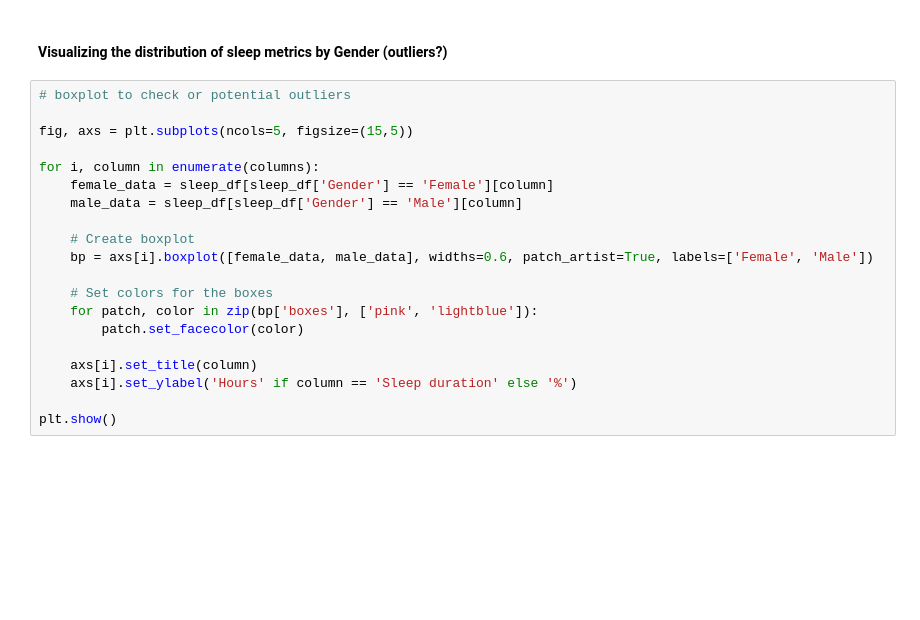
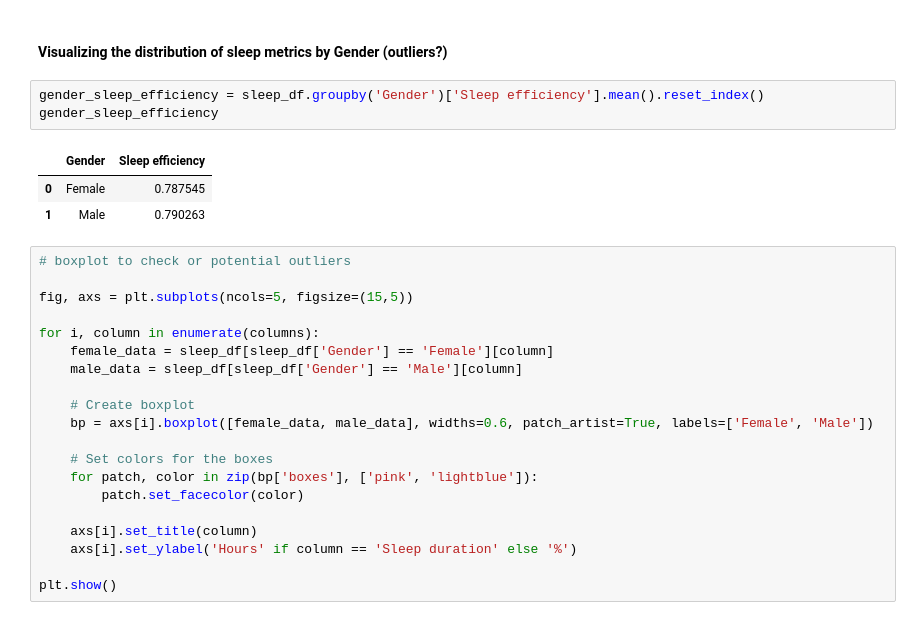
Before and after one commit to jbarkle/Exploratory-Analysis-of-Sleep-Data, a Jupyter notebook: Factors_sk/gender_age_sleep-SK.ipynb, the cells around one changed output. Saved outputs shown, nothing was run; the diff lists cells and outputs as text; blank space fills up the shorter version.

```diff
--- a/Factors_sk/gender_age_sleep-SK.ipynb
+++ b/Factors_sk/gender_age_sleep-SK.ipynb
@@ -175,6 +187,13 @@ for i, v in enumerate(gender_group_df.T.values):
 [figure]
 # %% [markdown]
 #### Visualizing the distribution of sleep metrics by Gender (outliers?)
+# %%
+gender_sleep_efficiency = sleep_df.groupby('Gender')['Sleep efficiency'].mean().reset_index()
+gender_sleep_efficiency
+# %% [output]
+|  | Gender | Sleep efficiency |
+| 0 | Female | 0.787545 |
+| 1 | Male | 0.790263 |
 # %%
 # boxplot to check or potential outliers
 
```
Also changed, not shown: parts of 3 cells of this notebook.
